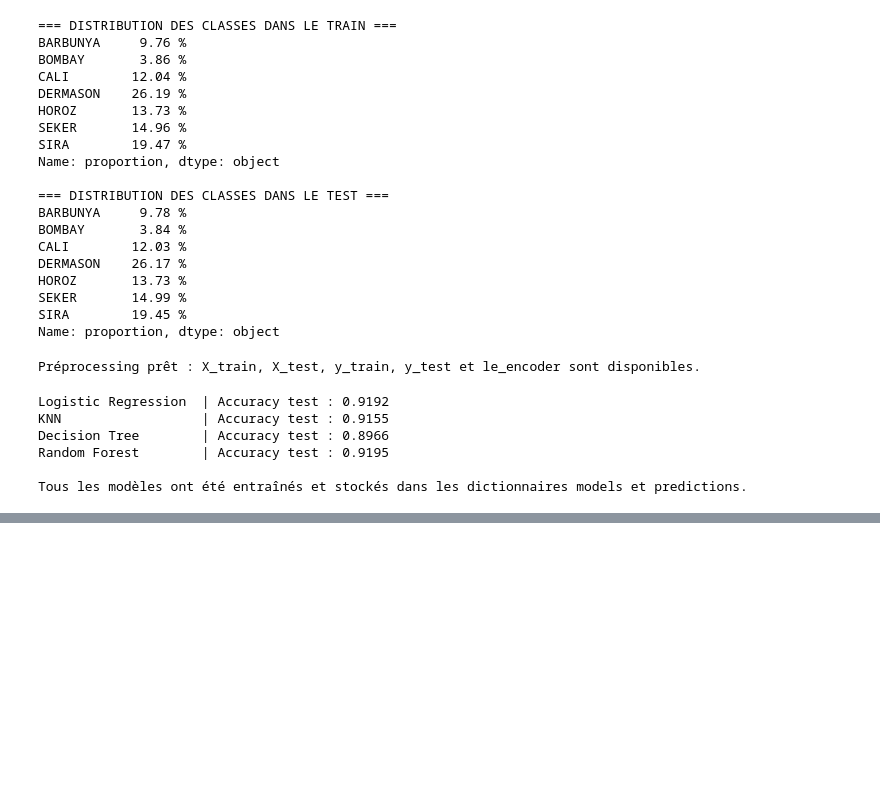
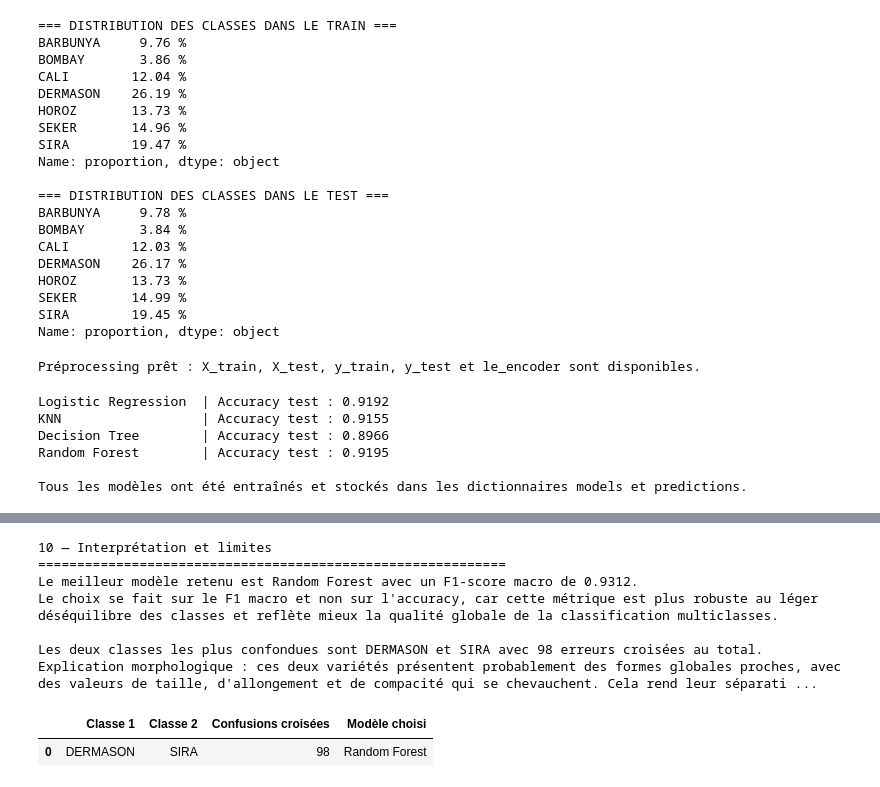
Before and after one commit to MalakZd/projet1_dry_bean, a Jupyter notebook: notebook.ipynb, the cells around one changed output, grey strips where cells are left out. Drawn from its saved outputs; the diff is of its cells as text; code cells hidden in the pictures; blank space fills up the shorter version.

```diff
--- a/notebook.ipynb
+++ b/notebook.ipynb
@@ -547,0 +709,79 @@ Tous les modèles ont été entraînés et stockés dans les dictionnaires model
+# %%
+# 10_interpretation_and_limits
+
+from IPython.display import display
+import numpy as np
+import pandas as pd
+
+# 1) Choix du meilleur modèle selon le F1-score macro.
+best_row = comparison_df.iloc[0]
+best_model_name = best_row['Modèle']
+best_f1_macro = best_row['F1 macro']
+best_accuracy = best_row['Accuracy']
+best_cm = confusion_matrices[best_model_name]
+
+print("10 — Interprétation et limites")
+print("=" * 60)
+print(
+    f"Le meilleur modèle retenu est {best_model_name} avec un F1-score macro de {best_f1_macro:.4f}."
+)
+print(
+    "Le choix se fait sur le F1 macro et non sur l'accuracy, car cette métrique est plus robuste "
+    "au léger déséquilibre des classes et reflète mieux la qualité globale de la classification multiclasses."
+)
+
+# 2) Identification des deux classes les plus confondues à partir de la matrice de confusion du meilleur modèle.
+confusion_pairs = []
+for i in range(len(le_encoder.classes_)):
+    for j in range(i + 1, len(le_encoder.classes_)):
+        total_confusion = int(best_cm[i, j] + best_cm[j, i])
+        confusion_pairs.append((total_confusion, i, j))
+
+most_confused_total, class_i, class_j = max(confusion_pairs, key=lambda item: item[0])
+class_a = le_encoder.classes_[class_i]
+class_b = le_encoder.classes_[class_j]
+
+print(
+    f"\nLes deux classes les plus confondues sont {class_a} et {class_b} avec {most_confused_total} erreurs croisées au total."
+)
+print(
+    "Explication morphologique : ces deux variétés présentent probablement des formes globales proches, "
+    "avec des valeurs de taille, d'allongement et de compacité qui se chevauchent. "
+    "Cela rend leur séparation plus difficile pour les modèles, même lorsque les performances globales restent élevées."
+)
+
+confusion_summary = pd.DataFrame({
+    'Classe 1': [class_a],
+    'Classe 2': [class_b],
+    'Confusions croisées': [most_confused_total],
+    'Modèle choisi': [best_model_name],
+})
+display(confusion_summary)
+
+# 3) Limites du dataset, des modèles et pistes d'amélioration futures.
+print("\nLimites du dataset :")
+print("- Taille correcte mais encore limitée pour certaines classes rares, notamment BOMBAY.")
+print("- Représentativité restreinte : le jeu de données ne couvre qu'un contexte morphologique précis.")
+print("- Les classes proches morphologiquement restent difficiles à séparer de façon parfaite.")
+
+print("\nLimites des modèles utilisés :")
+print("- La régression logistique suppose une séparation quasi linéaire, ce qui peut être trop simplificateur.")
+print("- KNN est sensible à la distance et au bruit local.")
+print("- L'arbre de décision peut surapprendre plus facilement que les méthodes d'ensemble.")
+print("- Le Random Forest améliore la robustesse, mais reste limité si certaines classes se recouvrent fortement.")
+
+print("\nPistes d'amélioration futures :")
+print("- Tester des modèles plus puissants comme SVM, XGBoost ou des réseaux de neurones.")
+print("- Explorer un réglage d'hyperparamètres plus systématique avec validation croisée.")
+print("- Étudier des caractéristiques complémentaires ou des techniques de réduction de dimension mieux adaptées.")
+print("- Utiliser des méthodes d'explicabilité pour mieux comprendre les frontières entre classes proches.")
+# %% [output]
+10 — Interprétation et limites
+============================================================
+Le meilleur modèle retenu est Random Forest avec un F1-score macro de 0.9312.
+Le choix se fait sur le F1 macro et non sur l'accuracy, car cette métrique est plus robuste au léger déséquilibre des classes et reflète mieux la qualité globale de la classification multiclasses.
+
+Les deux classes les plus confondues sont DERMASON et SIRA avec 98 erreurs croisées au total.
+Explication morphologique : ces deux variétés présentent probablement des formes globales proches, avec des valeurs de taille, d'allongement et de compacité qui se chevauchent. Cela rend leur séparati ...
+|  | Classe 1 | Classe 2 | Confusions croisées | Modèle choisi |
+| 0 | DERMASON | SIRA | 98 | Random Forest |
```
Also changed, not shown: parts of 4 cells of this notebook, 1 other file.
